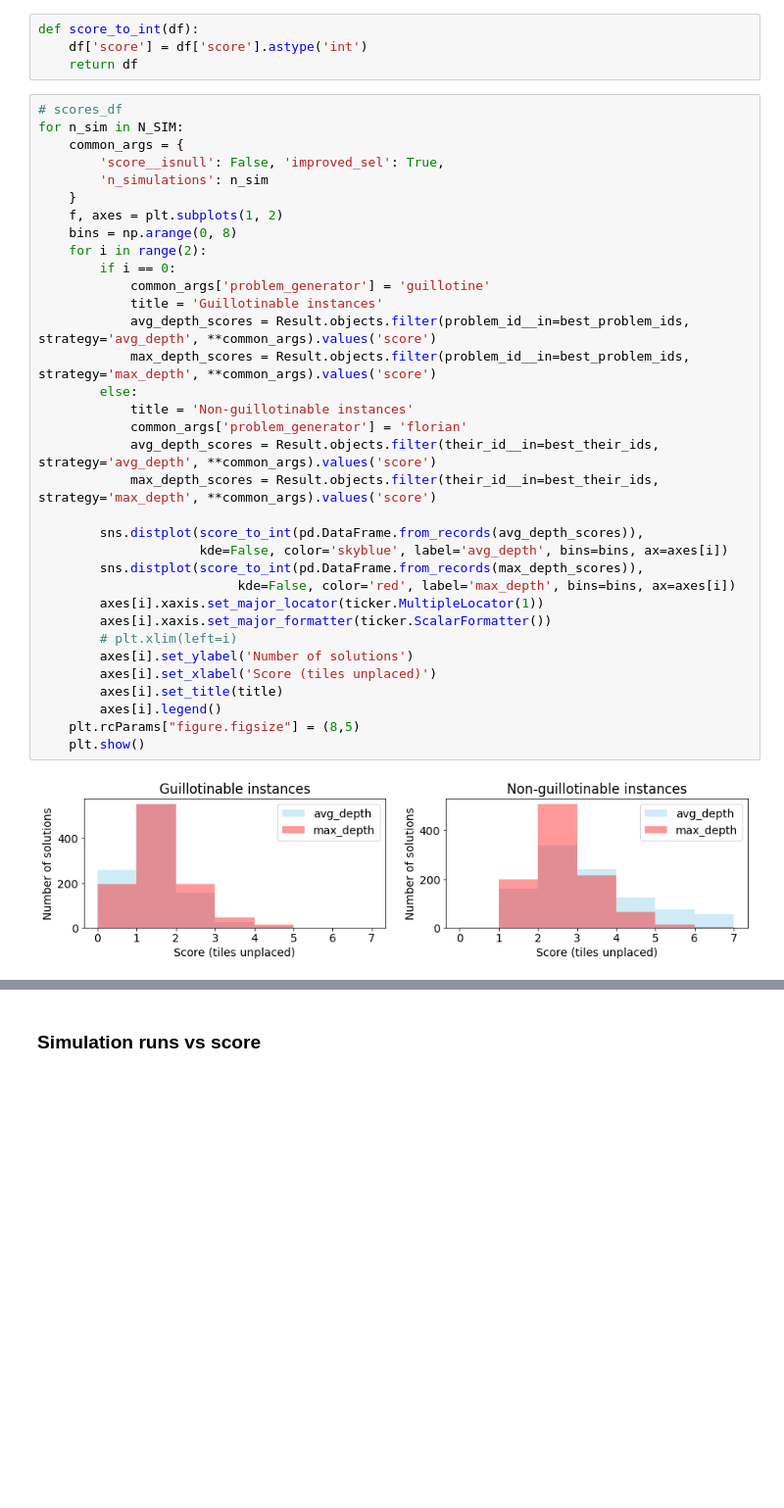
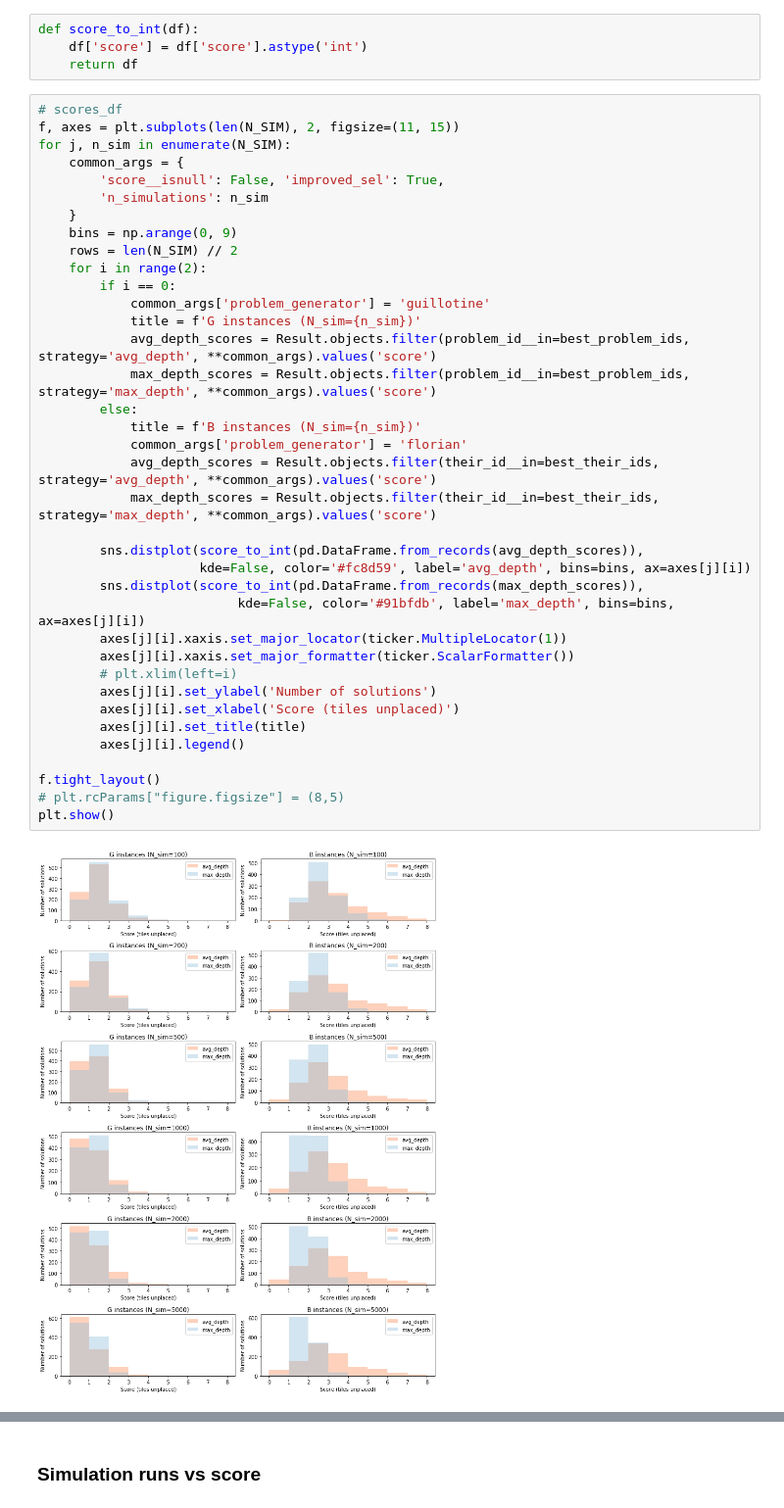
Before and after one commit to igorpejic/visapi, a Jupyter notebook: analsysis.ipynb, the cells around one changed output, grey strips where cells are left out. Shown at 98% size. Drawn from its saved outputs; the diff is of its cells as text; blank space fills up the shorter version.

```diff
--- a/analsysis.ipynb
+++ b/analsysis.ipynb
@@ -134,37 +131,40 @@ def score_to_int(df):
     return df
 # %%
 # scores_df
-for n_sim in N_SIM:
+f, axes = plt.subplots(len(N_SIM), 2, figsize=(11, 15))
+for j, n_sim in enumerate(N_SIM):
     common_args = {
         'score__isnull': False, 'improved_sel': True,
         'n_simulations': n_sim
     }
-    f, axes = plt.subplots(1, 2)
-    bins = np.arange(0, 8)
+    bins = np.arange(0, 9)
+    rows = len(N_SIM) // 2
     for i in range(2):
         if i == 0:
             common_args['problem_generator'] = 'guillotine'
-            title = 'Guillotinable instances'
+            title = f'G instances (N_sim={n_sim})'
             avg_depth_scores = Result.objects.filter(problem_id__in=best_problem_ids, strategy='avg_depth', **common_args).values('score')
             max_depth_scores = Result.objects.filter(problem_id__in=best_problem_ids, strategy='max_depth', **common_args).values('score')
         else:
-            title = 'Non-guillotinable instances'
+            title = f'B instances (N_sim={n_sim})'
             common_args['problem_generator'] = 'florian'
             avg_depth_scores = Result.objects.filter(their_id__in=best_their_ids, strategy='avg_depth', **common_args).values('score')
             max_depth_scores = Result.objects.filter(their_id__in=best_their_ids, strategy='max_depth', **common_args).values('score')
 
         sns.distplot(score_to_int(pd.DataFrame.from_records(avg_depth_scores)),
-                     kde=False, color='skyblue', label='avg_depth', bins=bins, ax=axes[i])
+                     kde=False, color='#fc8d59', label='avg_depth', bins=bins, ax=axes[j][i])
         sns.distplot(score_to_int(pd.DataFrame.from_records(max_depth_scores)),
-                          kde=False, color='red', label='max_depth', bins=bins, ax=axes[i])
-        axes[i].xaxis.set_major_locator(ticker.MultipleLocator(1))
-        axes[i].xaxis.set_major_formatter(ticker.ScalarFormatter())
+                          kde=False, color='#91bfdb', label='max_depth', bins=bins, ax=axes[j][i])
+        axes[j][i].xaxis.set_major_locator(ticker.MultipleLocator(1))
+        axes[j][i].xaxis.set_major_formatter(ticker.ScalarFormatter())
         # plt.xlim(left=i)
-        axes[i].set_ylabel('Number of solutions')
-        axes[i].set_xlabel('Score (tiles unplaced)')
-        axes[i].set_title(title)
-        axes[i].legend()
-    plt.rcParams["figure.figsize"] = (8,5)
-    plt.show()
+        axes[j][i].set_ylabel('Number of solutions')
+        axes[j][i].set_xlabel('Score (tiles unplaced)')
+        axes[j][i].set_title(title)
+        axes[j][i].legend()
+
+f.tight_layout()
+# plt.rcParams["figure.figsize"] = (8,5)
+plt.show()
 # %% [output]
-[figure, old version]
+[figure, new version]
```
Also changed, not shown: parts of 7 cells of this notebook.
